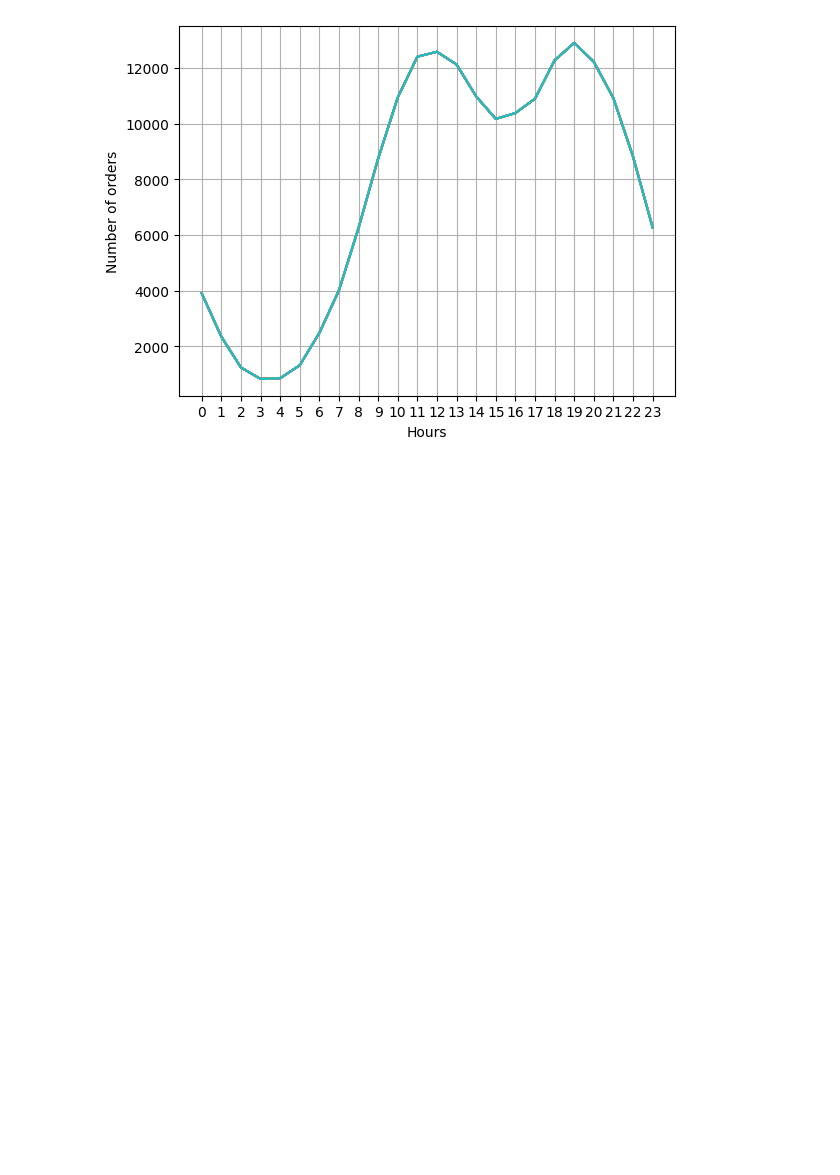
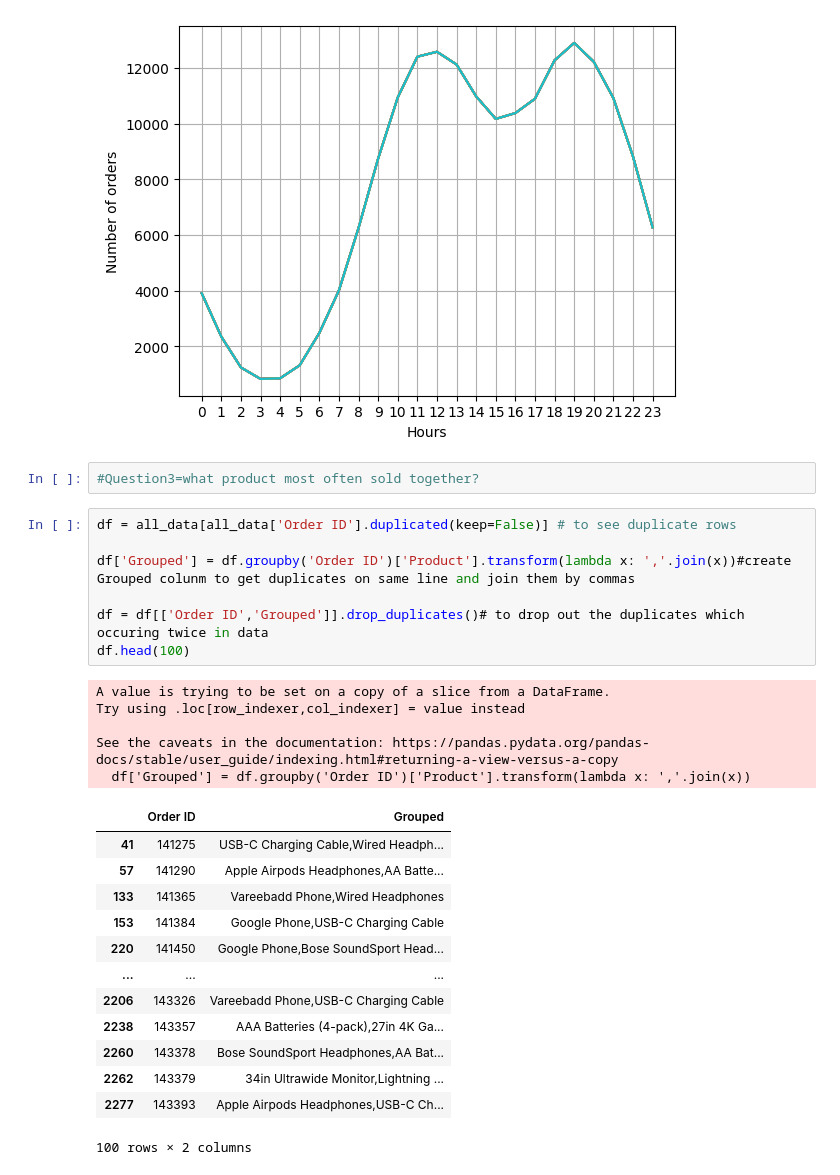
Before and after one commit to chetanjadhav1999/capstone-project1, a Jupyter notebook: sales_data_anaysis.ipynb, the cells around one changed output. Drawn from its saved outputs; the diff is of its cells as text; blank space fills up the shorter version.

```diff
--- a/sales_data_anaysis.ipynb
+++ b/sales_data_anaysis.ipynb
@@ -236,3 +236,31 @@ plt.show()
 # it shows around 11AM or 7pm(19)
 # %% [output]
 [figure]
+# %%
+#Question3=what product most often sold together?
+# %%
+df = all_data[all_data['Order ID'].duplicated(keep=False)] # to see duplicate rows
+
+df['Grouped'] = df.groupby('Order ID')['Product'].transform(lambda x: ','.join(x))#create Grouped colunm to get duplicates on same line and join them by commas
+
+df = df[['Order ID','Grouped']].drop_duplicates()# to drop out the duplicates which occuring twice in data
+df.head(100)
+# %% [output]
+A value is trying to be set on a copy of a slice from a DataFrame.
+Try using .loc[row_indexer,col_indexer] = value instead
+
+See the caveats in the documentation: https://pandas.pydata.org/pandas-docs/stable/user_guide/indexing.html#returning-a-view-versus-a-copy
+  df['Grouped'] = df.groupby('Order ID')['Product'].transform(lambda x: ','.join(x))
+|  | Order ID | Grouped |
+| 41 | 141275 | USB-C Charging Cable,Wired Headph... |
+| 57 | 141290 | Apple Airpods Headphones,AA Batte... |
+| 133 | 141365 | Vareebadd Phone,Wired Headphones |
+| 153 | 141384 | Google Phone,USB-C Charging Cable |
+| 220 | 141450 | Google Phone,Bose SoundSport Head... |
+| ... | ... | ... |
+| 2206 | 143326 | Vareebadd Phone,USB-C Charging Cable |
+| 2238 | 143357 | AAA Batteries (4-pack),27in 4K Ga... |
+| 2260 | 143378 | Bose SoundSport Headphones,AA Bat... |
+| 2262 | 143379 | 34in Ultrawide Monitor,Lightning ... |
+| 2277 | 143393 | Apple Airpods Headphones,USB-C Ch... |
+100 rows × 2 columns
```
Also changed, not shown: parts of 4 cells of this notebook.
